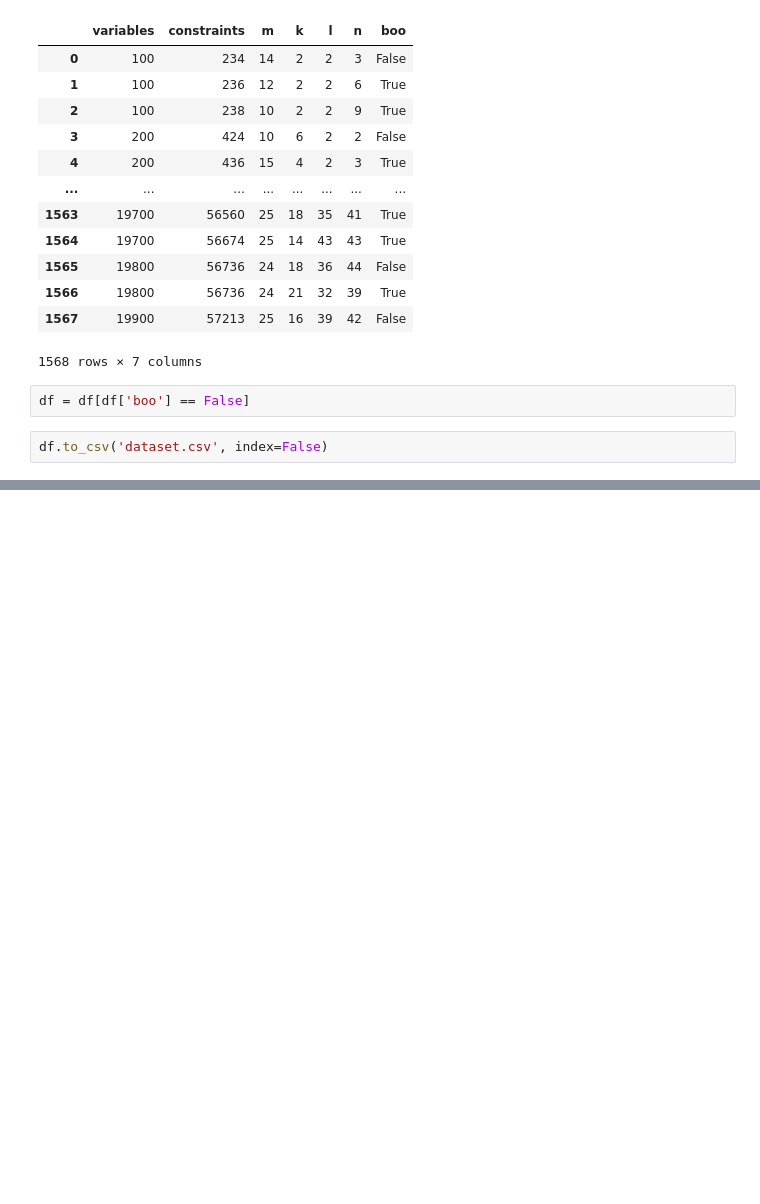
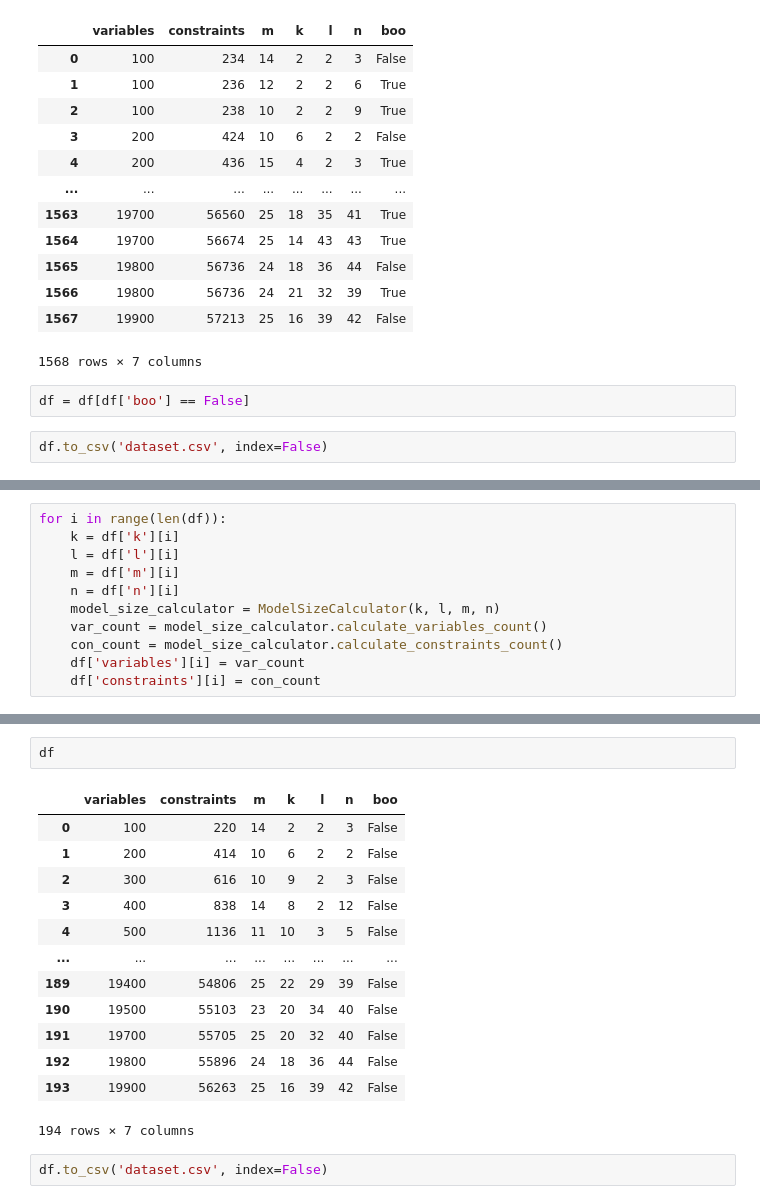
Before and after one commit to Dambr/yewking, a Jupyter notebook: task_description/variables_dataset_prepair.ipynb, the cells around one changed output, grey strips where cells are left out. Cells and saved outputs as stored; diff of their text form; blank space fills up the shorter version.

```diff
--- a/task_description/variables_dataset_prepair.ipynb
+++ b/task_description/variables_dataset_prepair.ipynb
@@ -247,0 +266,11 @@ df.to_csv('dataset.csv', index=False)
+# %%
+for i in range(len(df)):
+    k = df['k'][i]
+    l = df['l'][i]
+    m = df['m'][i]
+    n = df['n'][i]
+    model_size_calculator = ModelSizeCalculator(k, l, m, n)
+    var_count = model_size_calculator.calculate_variables_count()
+    con_count = model_size_calculator.calculate_constraints_count()
+    df['variables'][i] = var_count
+    df['constraints'][i] = con_count
@@ -247,0 +295,18 @@ df.to_csv('dataset.csv', index=False)
+# %%
+df
+# %% [output]
+|  | variables | constraints | m | k | l | n | boo |
+| 0 | 100 | 220 | 14 | 2 | 2 | 3 | False |
+| 1 | 200 | 414 | 10 | 6 | 2 | 2 | False |
+| 2 | 300 | 616 | 10 | 9 | 2 | 3 | False |
+| 3 | 400 | 838 | 14 | 8 | 2 | 12 | False |
+| 4 | 500 | 1136 | 11 | 10 | 3 | 5 | False |
+| ... | ... | ... | ... | ... | ... | ... | ... |
+| 189 | 19400 | 54806 | 25 | 22 | 29 | 39 | False |
+| 190 | 19500 | 55103 | 23 | 20 | 34 | 40 | False |
+| 191 | 19700 | 55705 | 25 | 20 | 32 | 40 | False |
+| 192 | 19800 | 55896 | 24 | 18 | 36 | 44 | False |
+| 193 | 19900 | 56263 | 25 | 16 | 39 | 42 | False |
+194 rows × 7 columns
+# %%
+df.to_csv('dataset.csv', index=False)
```
Also changed, not shown: parts of 3 cells of this notebook, 3 other files.
